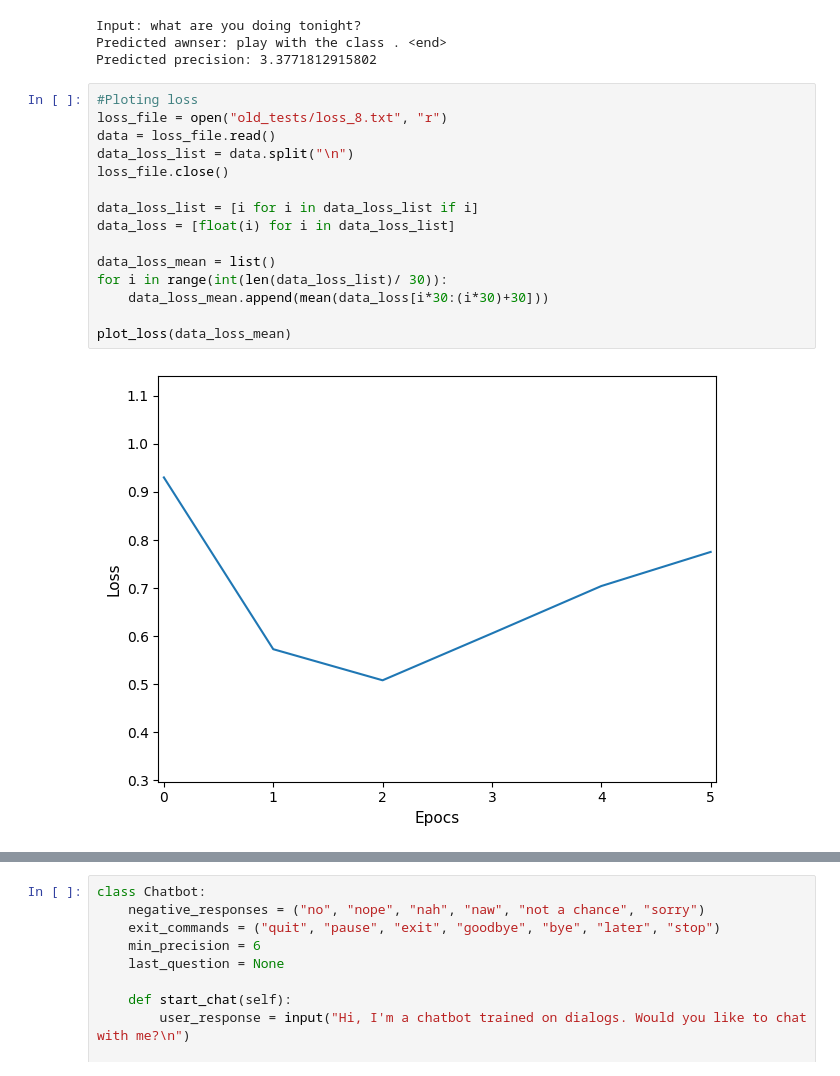
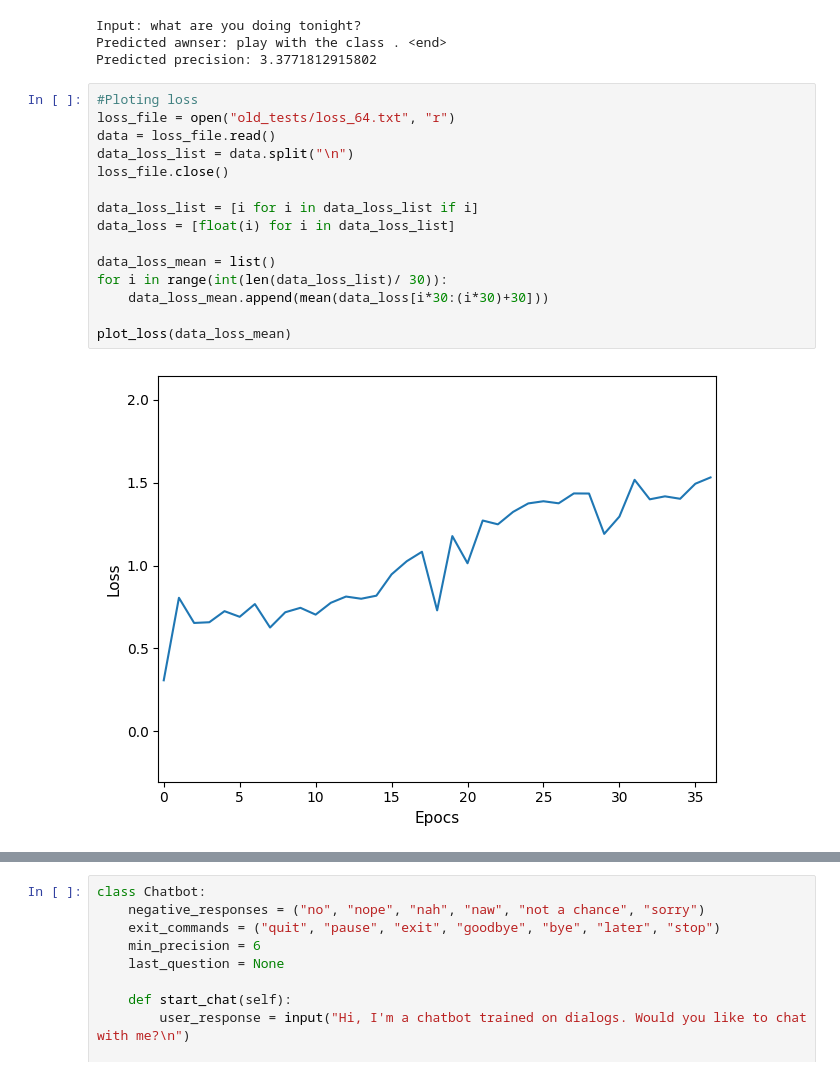
Before and after one commit to cris-scheib/nlp-continual-learning, a Jupyter notebook: TCCII/TCC.ipynb, the cells around one changed output, grey strips where cells are left out. Cells and saved outputs as stored; diff of their text form.

```diff
--- a/TCCII/TCC.ipynb
+++ b/TCCII/TCC.ipynb
@@ -643,21 +679,21 @@ Predicted awnser: play with the class . <end>
 Predicted precision: 3.3771812915802
 # %%
 #Ploting loss
-loss_file = open("old_tests/loss_8.txt", "r")
+loss_file = open("old_tests/loss_64.txt", "r")
 data = loss_file.read()
 data_loss_list = data.split("\n")
 loss_file.close()
 
 data_loss_list = [i for i in data_loss_list if i]
 data_loss = [float(i) for i in data_loss_list]
 
 data_loss_mean = list()
 for i in range(int(len(data_loss_list)/ 30)):
     data_loss_mean.append(mean(data_loss[i*30:(i*30)+30]))
 
 plot_loss(data_loss_mean)
 # %% [output]
-[figure, old version]
+[figure, new version]
 # %%
 questions, answers = create_dataset(num_examples=None)
 
```
Also changed, not shown: parts of 6 cells of this notebook.
